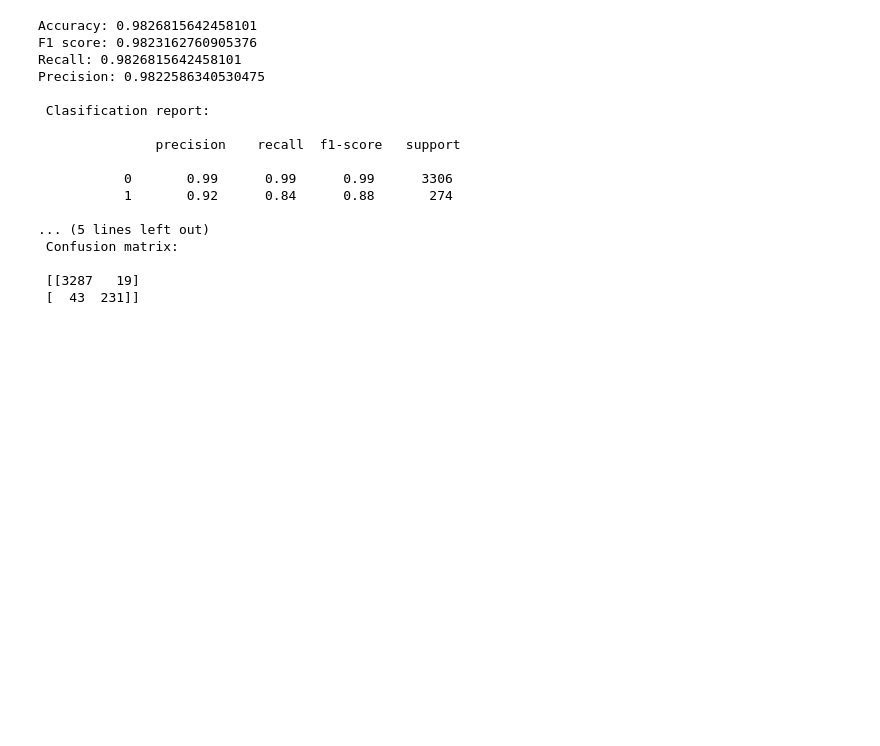
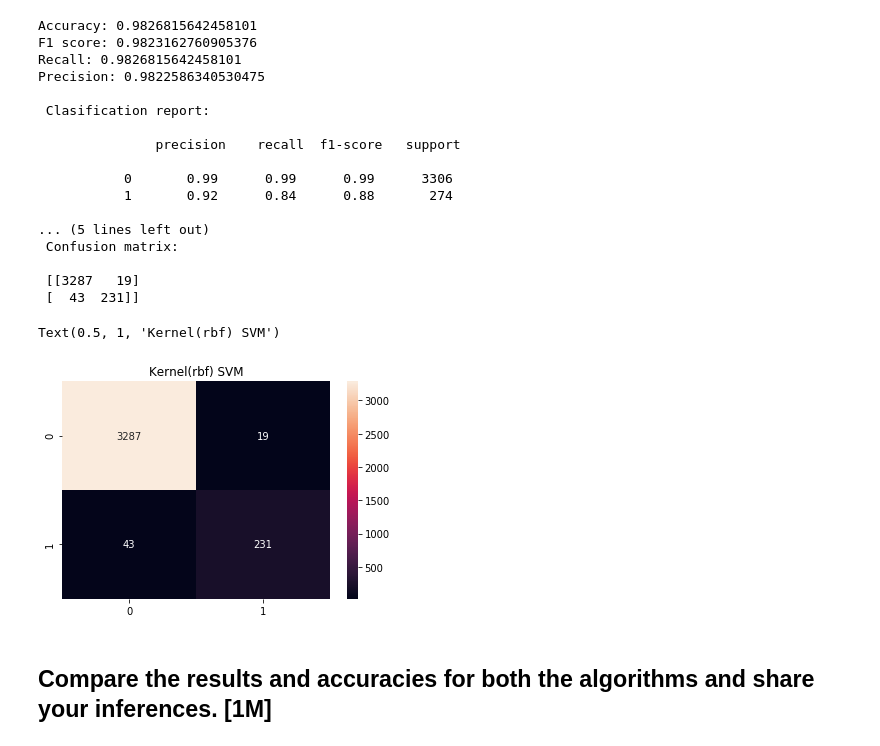
Before and after one commit to guptha23/machine_learning_assignment, a Jupyter notebook: assignment.ipynb, the cells around one changed output. Saved outputs shown, nothing was run; the diff lists cells and outputs as text; code cells hidden in the pictures; blank space fills up the shorter version.

```diff
--- a/assignment.ipynb
+++ b/assignment.ipynb
@@ -442,3 +458,11 @@ Precision: 0.9822586340530475
 
  [[3287   19]
  [  43  231]]
+# %%
+import seaborn as sns
+sns.heatmap(confusion_matrix(y_test, y_pred), annot=True,fmt='g').set_title('Kernel(rbf) SVM')
+# %% [output]
+Text(0.5, 1, 'Kernel(rbf) SVM')
+[figure, added]
+# %% [markdown]
+## Compare the results and accuracies for both the algorithms and share your inferences. [1M]
```
Also changed, not shown: parts of 11 cells of this notebook, 1 other file.
